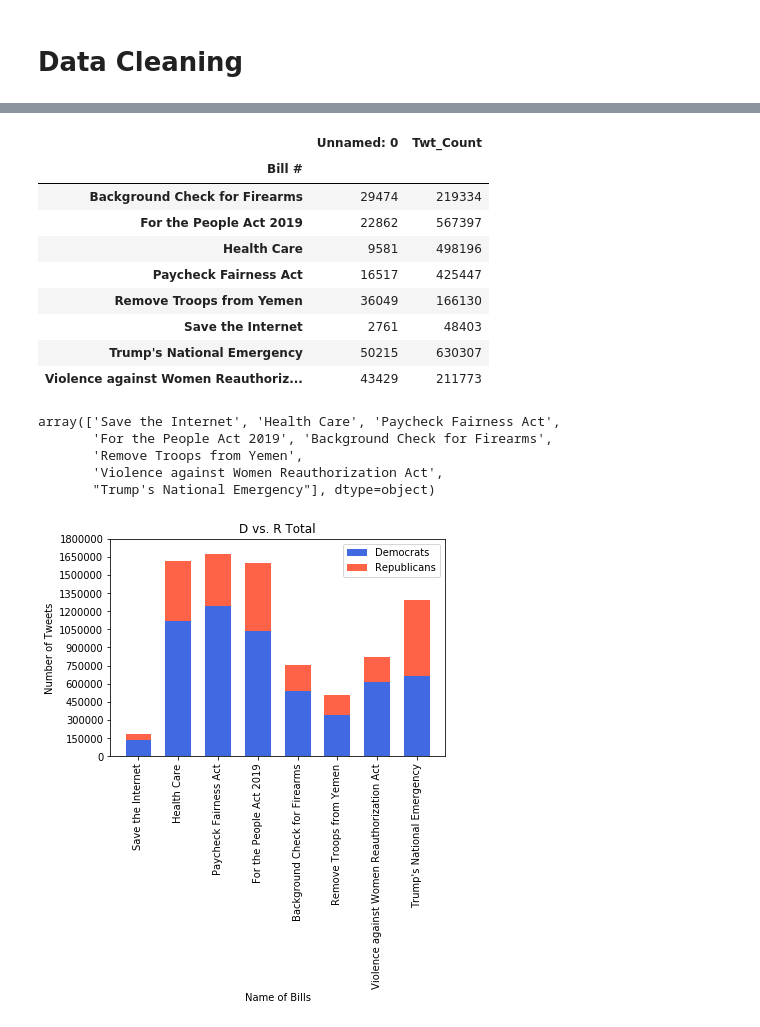
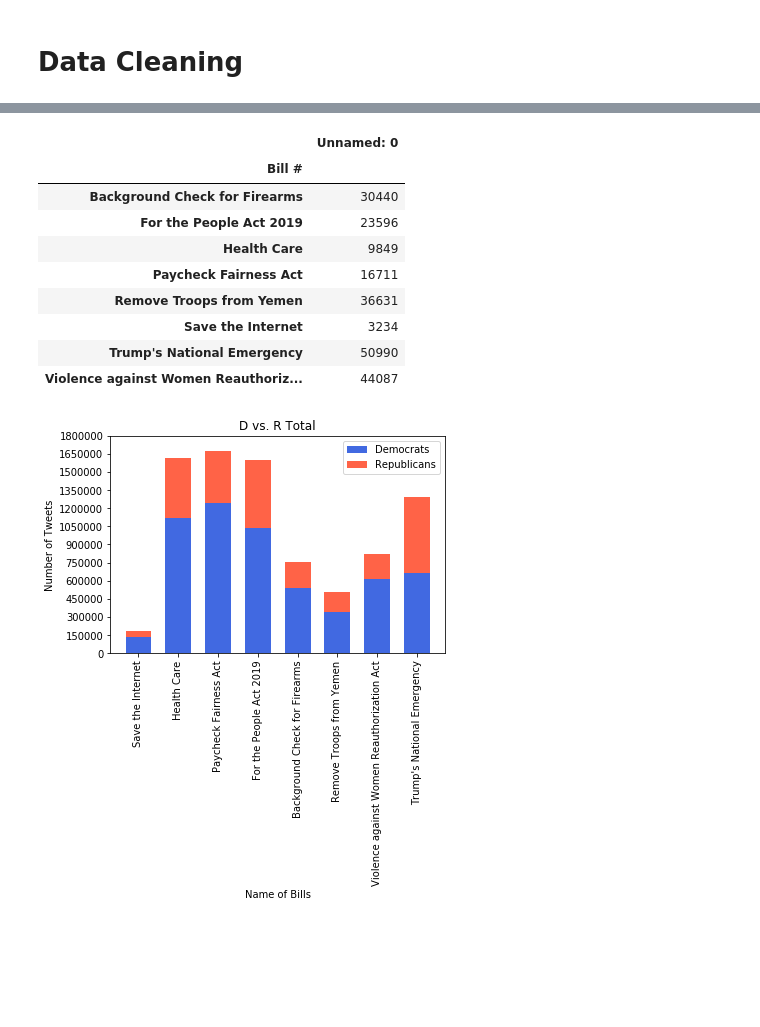
Before and after one commit to annsudhart/politician-tweet-analysis, a Jupyter notebook: data_collection.ipynb, the cells around one changed output, grey strips where cells are left out. Saved outputs shown, nothing was run; the diff lists cells and outputs as text; code cells hidden in the pictures; blank space fills up the shorter version.

```diff
--- a/data_collection.ipynb
+++ b/data_collection.ipynb
@@ -267,24 +240,16 @@ Name: Twt_Count, dtype: int64
-# %%
-sum_R
-# %% [output]
-|  | Unnamed: 0 | Twt_Count |
-| Bill # |  |  |
-| Background Check for Firearms | 29474 | 219334 |
-| For the People Act 2019 | 22862 | 567397 |
-| Health Care | 9581 | 498196 |
-| Paycheck Fairness Act | 16517 | 425447 |
-| Remove Troops from Yemen | 36049 | 166130 |
-| Save the Internet | 2761 | 48403 |
-| Trump's National Emergency | 50215 | 630307 |
-| Violence against Women Reauthoriz... | 43429 | 211773 |
-# %%
-df['Bill #'].unique()
-# %% [output]
-array(['Save the Internet', 'Health Care', 'Paycheck Fairness Act',
-       'For the People Act 2019', 'Background Check for Firearms',
-       'Remove Troops from Yemen',
-       'Violence against Women Reauthorization Act',
-       "Trump's National Emergency"], dtype=object)
+# %%
+sum_D
+# %% [output]
+|  | Unnamed: 0 |
+| Bill # |  |
+| Background Check for Firearms | 30440 |
+| For the People Act 2019 | 23596 |
+| Health Care | 9849 |
+| Paycheck Fairness Act | 16711 |
+| Remove Troops from Yemen | 36631 |
+| Save the Internet | 3234 |
+| Trump's National Emergency | 50990 |
+| Violence against Women Reauthoriz... | 44087 |
 # %%
 import numpy as np
 import matplotlib.pyplot as plt
```
Also changed, not shown: parts of 12 cells of this notebook.
